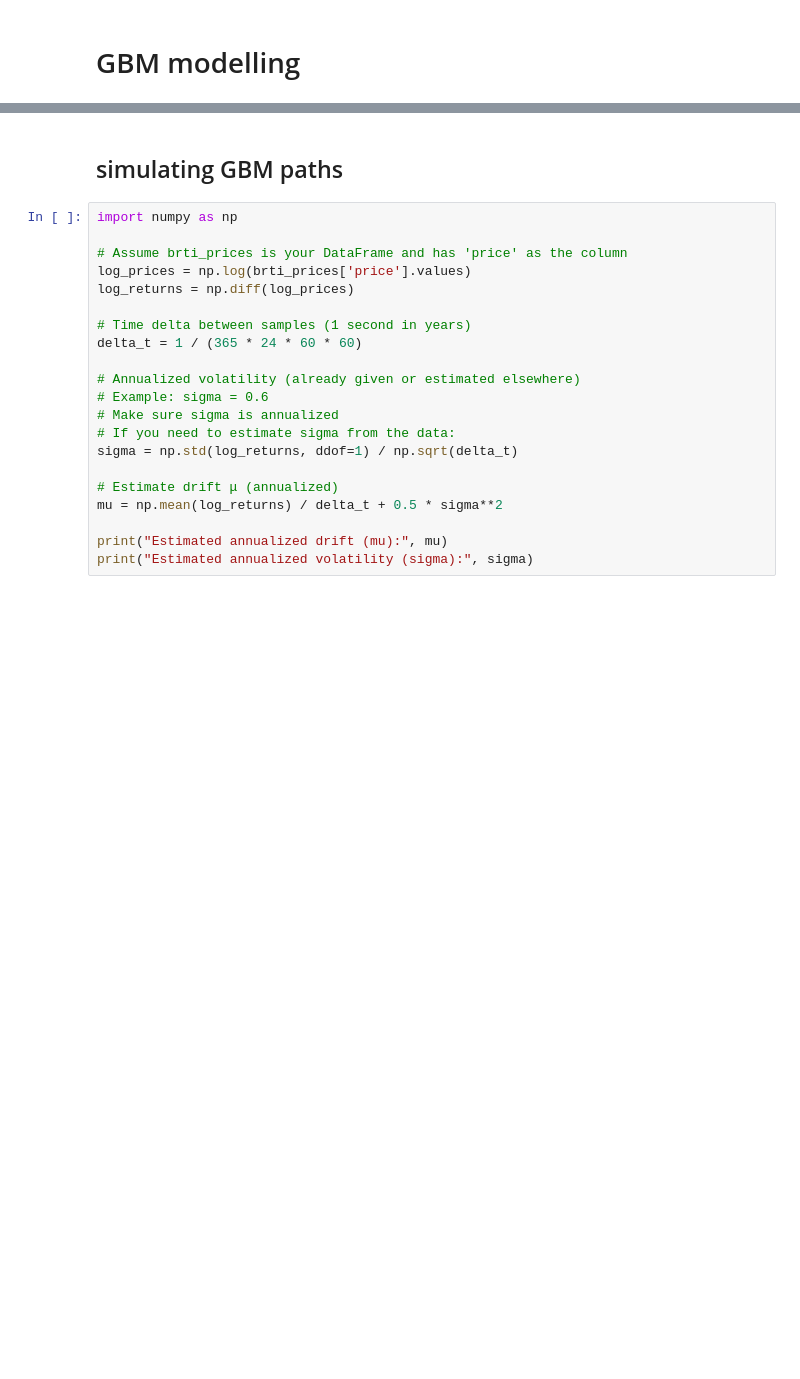
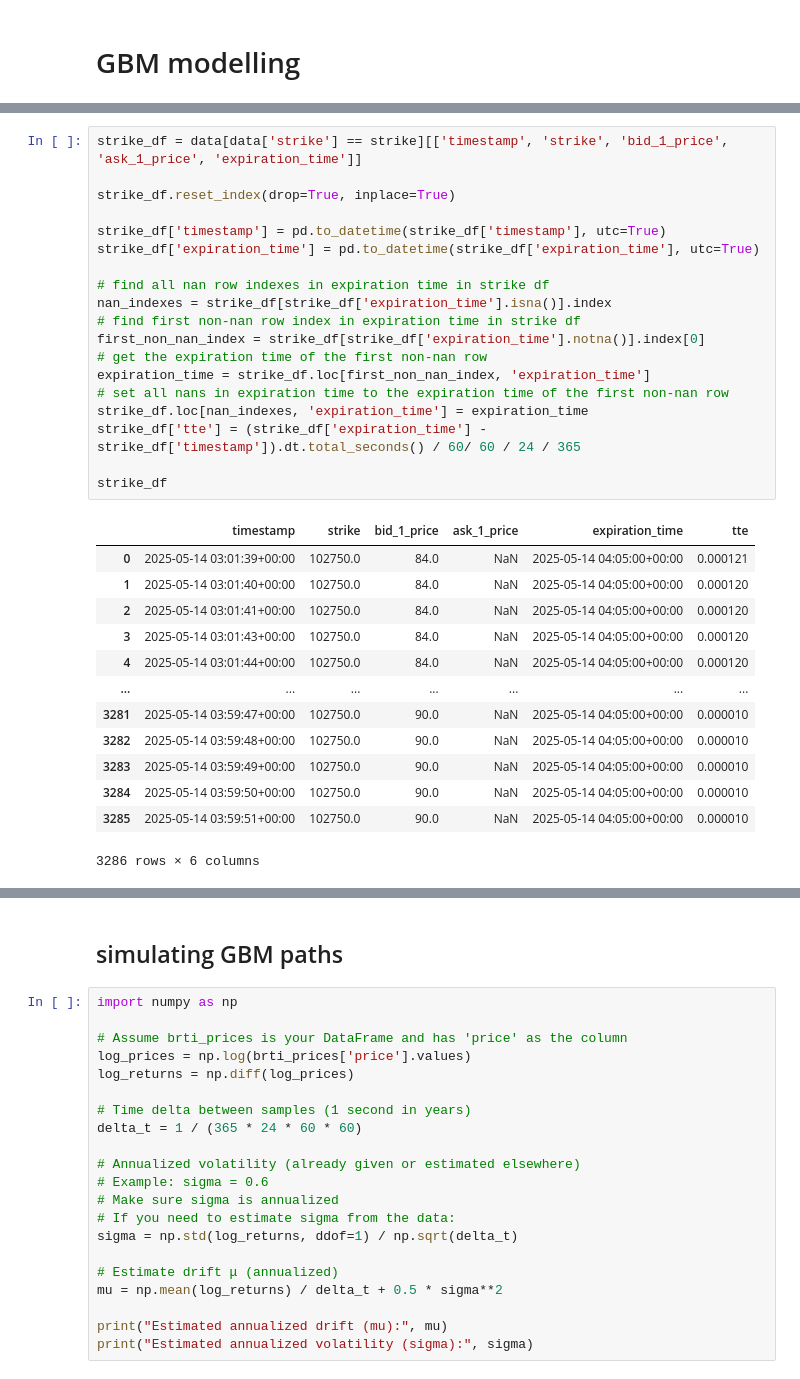
Before and after one commit to chrispyroberts/prediction-markets, a Jupyter notebook: crypto/data_collector/data analysis.ipynb, the cells around one changed output, grey strips where cells are left out. Cells and saved outputs as stored; diff of their text form; blank space fills up the shorter version.

```diff
--- a/crypto/data_collector/data analysis.ipynb
+++ b/crypto/data_collector/data analysis.ipynb
@@ -158,0 +381,33 @@ plt.axhline(y=0.47, color='g', linestyle='--')
+# %%
+strike_df = data[data['strike'] == strike][['timestamp', 'strike', 'bid_1_price', 'ask_1_price', 'expiration_time']]
+
+strike_df.reset_index(drop=True, inplace=True)
+
+strike_df['timestamp'] = pd.to_datetime(strike_df['timestamp'], utc=True)
+strike_df['expiration_time'] = pd.to_datetime(strike_df['expiration_time'], utc=True)
+
+# find all nan row indexes in expiration time in strike df
+nan_indexes = strike_df[strike_df['expiration_time'].isna()].index
+# find first non-nan row index in expiration time in strike df
+first_non_nan_index = strike_df[strike_df['expiration_time'].notna()].index[0]
+# get the expiration time of the first non-nan row
+expiration_time = strike_df.loc[first_non_nan_index, 'expiration_time']
+# set all nans in expiration time to the expiration time of the first non-nan row
+strike_df.loc[nan_indexes, 'expiration_time'] = expiration_time
+strike_df['tte'] = (strike_df['expiration_time'] - strike_df['timestamp']).dt.total_seconds() / 60/ 60 / 24 / 365
+
+strike_df
+# %% [output]
+|  | timestamp | strike | bid_1_price | ask_1_price | expiration_time | tte |
+| 0 | 2025-05-14 03:01:39+00:00 | 102750.0 | 84.0 | NaN | 2025-05-14 04:05:00+00:00 | 0.000121 |
+| 1 | 2025-05-14 03:01:40+00:00 | 102750.0 | 84.0 | NaN | 2025-05-14 04:05:00+00:00 | 0.000120 |
+| 2 | 2025-05-14 03:01:41+00:00 | 102750.0 | 84.0 | NaN | 2025-05-14 04:05:00+00:00 | 0.000120 |
+| 3 | 2025-05-14 03:01:43+00:00 | 102750.0 | 84.0 | NaN | 2025-05-14 04:05:00+00:00 | 0.000120 |
+| 4 | 2025-05-14 03:01:44+00:00 | 102750.0 | 84.0 | NaN | 2025-05-14 04:05:00+00:00 | 0.000120 |
+| ... | ... | ... | ... | ... | ... | ... |
+| 3281 | 2025-05-14 03:59:47+00:00 | 102750.0 | 90.0 | NaN | 2025-05-14 04:05:00+00:00 | 0.000010 |
+| 3282 | 2025-05-14 03:59:48+00:00 | 102750.0 | 90.0 | NaN | 2025-05-14 04:05:00+00:00 | 0.000010 |
+| 3283 | 2025-05-14 03:59:49+00:00 | 102750.0 | 90.0 | NaN | 2025-05-14 04:05:00+00:00 | 0.000010 |
+| 3284 | 2025-05-14 03:59:50+00:00 | 102750.0 | 90.0 | NaN | 2025-05-14 04:05:00+00:00 | 0.000010 |
+| 3285 | 2025-05-14 03:59:51+00:00 | 102750.0 | 90.0 | NaN | 2025-05-14 04:05:00+00:00 | 0.000010 |
+3286 rows × 6 columns
```
Also changed, not shown: parts of 26 cells of this notebook, 35 other files.
